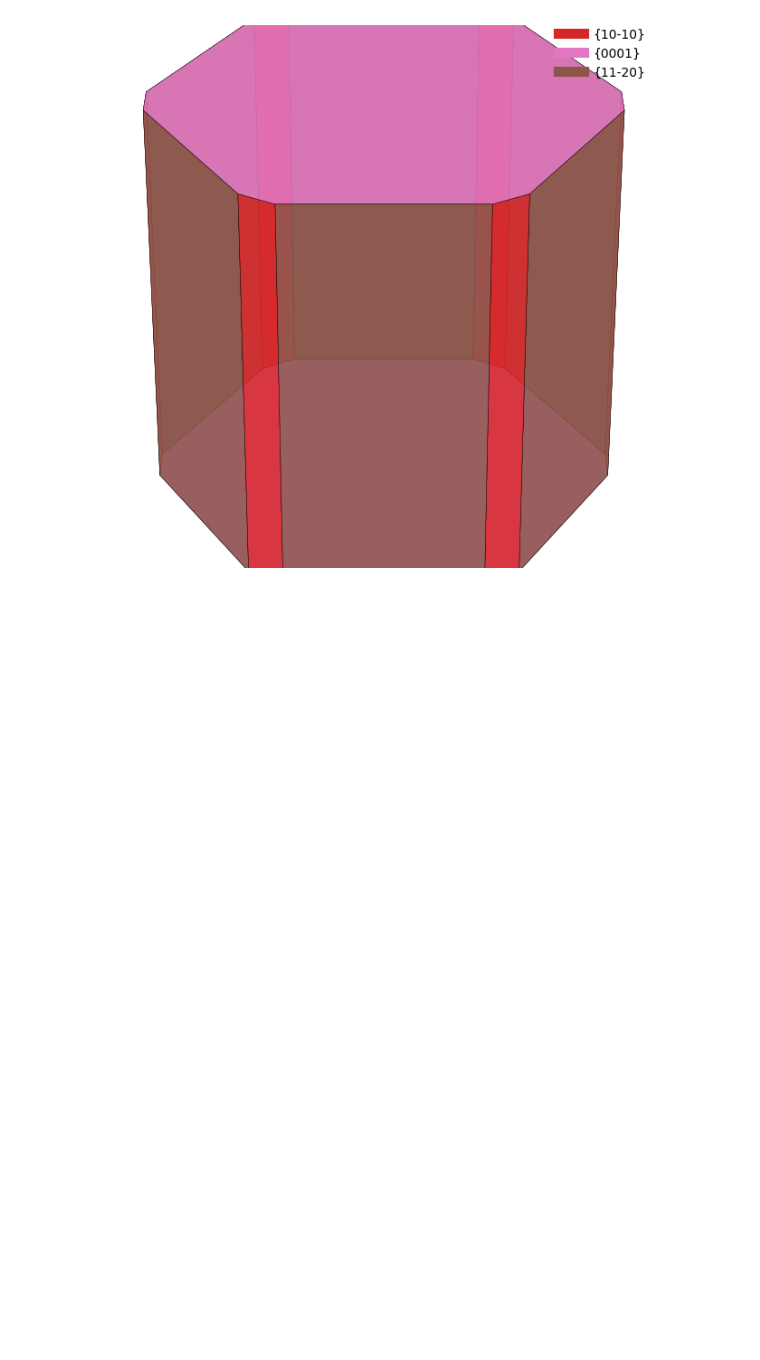
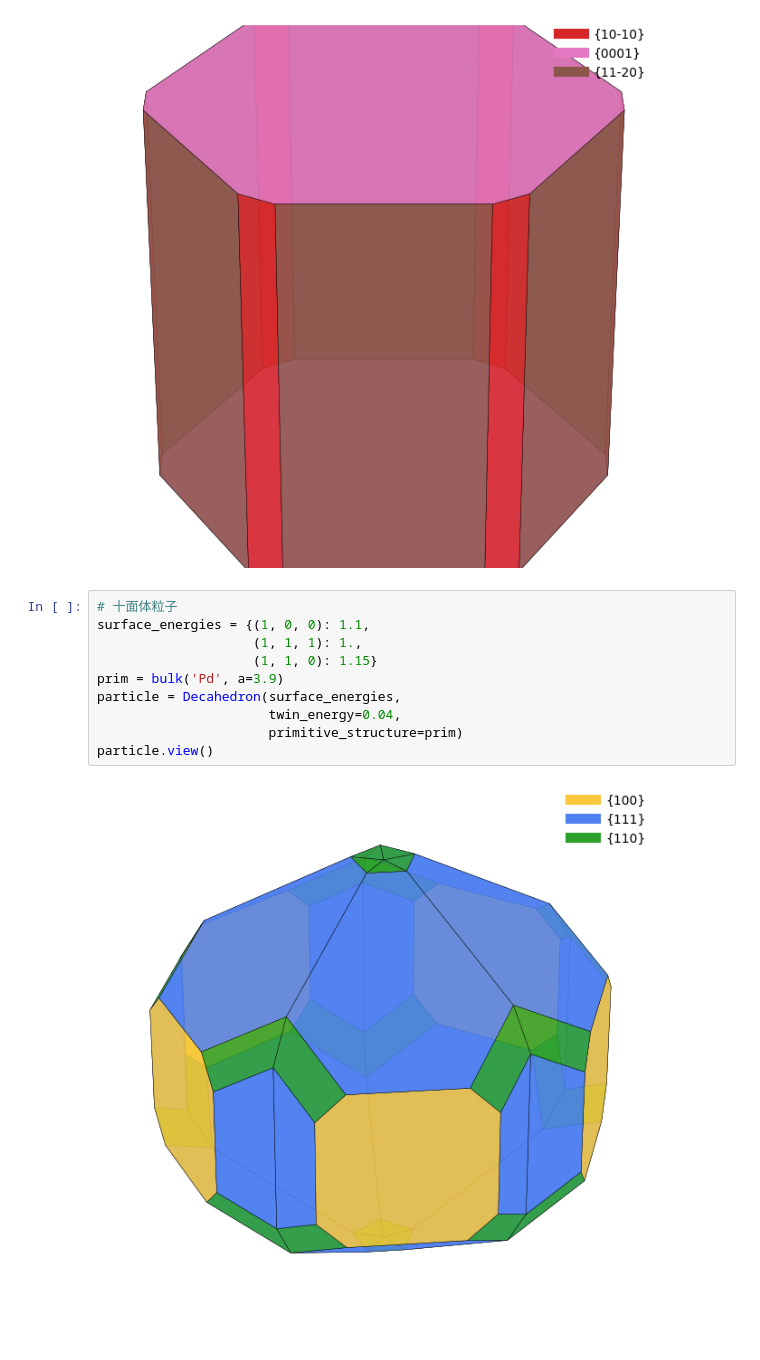
Before and after one commit to hyakuroume/-, a Jupyter notebook: wulff_structure.ipynb, the cells around one changed output. Drawn from its saved outputs; the diff is of its cells as text; blank space fills up the shorter version.

```diff
--- a/wulff_structure.ipynb
+++ b/wulff_structure.ipynb
@@ -46,3 +46,15 @@ particle = SingleCrystal(surface_energies,
 particle.view()
 # %% [output]
 [figure]
+# %%
+# 十面体粒子
+surface_energies = {(1, 0, 0): 1.1,
+                    (1, 1, 1): 1.,
+                    (1, 1, 0): 1.15}
+prim = bulk('Pd', a=3.9)
+particle = Decahedron(surface_energies,
+                      twin_energy=0.04,
+                      primitive_structure=prim)
+particle.view()
+# %% [output]
+[figure, added]
```
Also changed, not shown: parts of 2 cells of this notebook.
